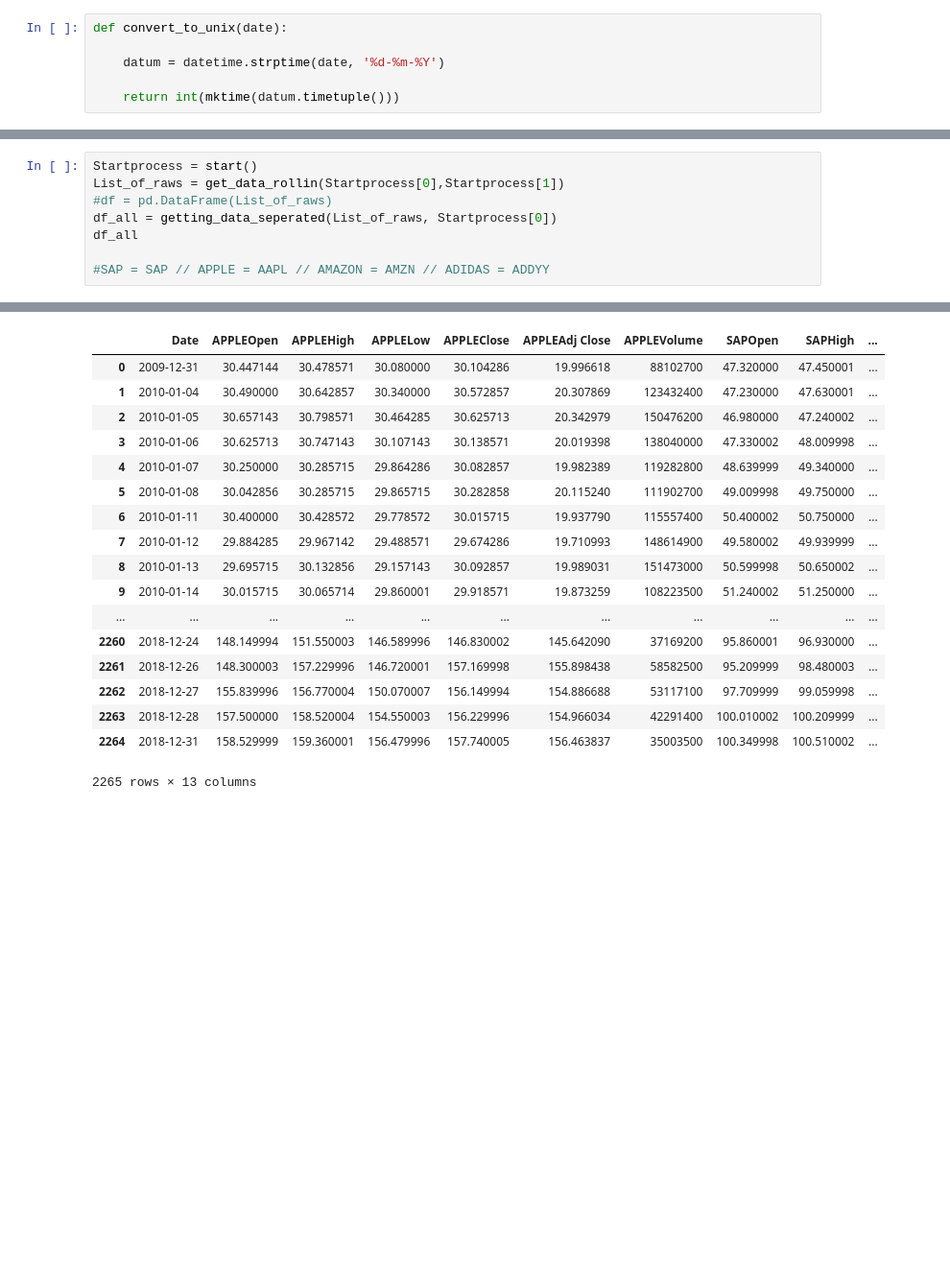
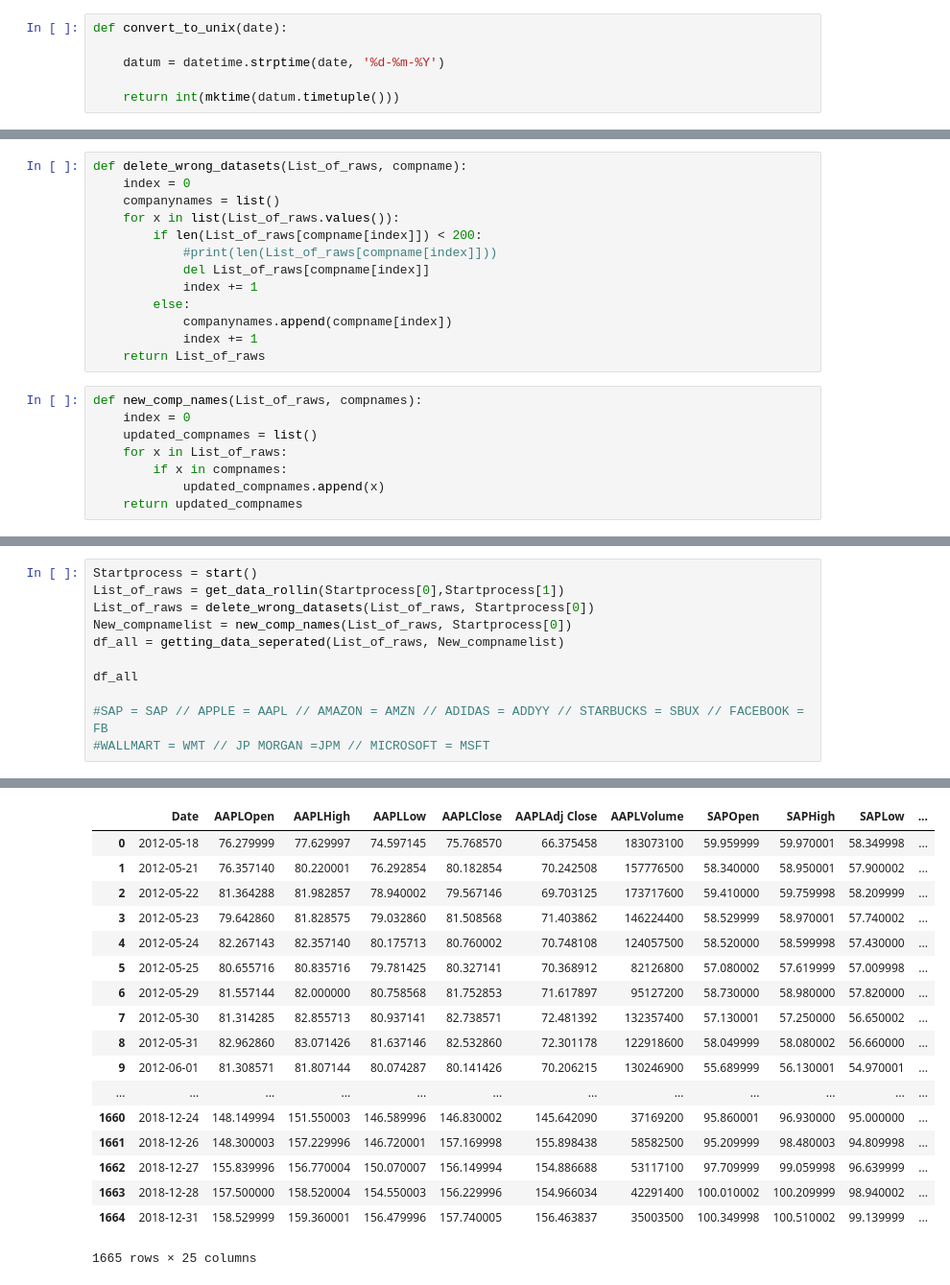
Before and after one commit to MultiSpreeWG/Ironhack.Data, a Jupyter notebook: module-1/pipelines-project/your-code/Pipeline.ipynb, the cells around one changed output, grey strips where cells are left out. Shown: that part at 96% size. Cells and saved outputs as stored; diff of their text form; blank space fills up the shorter version.

```diff
--- a/module-1/pipelines-project/your-code/Pipeline.ipynb
+++ b/module-1/pipelines-project/your-code/Pipeline.ipynb
@@ -104,3 +98,24 @@ def next_step(List_of_raws):
+# %%
+def delete_wrong_datasets(List_of_raws, compname):
+    index = 0
+    companynames = list()
+    for x in list(List_of_raws.values()):
+        if len(List_of_raws[compname[index]]) < 200:
+            #print(len(List_of_raws[compname[index]]))
+            del List_of_raws[compname[index]]
+            index += 1
+        else:
+            companynames.append(compname[index])
+            index += 1
+    return List_of_raws
+# %%
+def new_comp_names(List_of_raws, compnames):
+    index = 0
+    updated_compnames = list()
+    for x in List_of_raws:
+        if x in compnames:
+            updated_compnames.append(x)
+    return updated_compnames
 # %%
 def getting_data_seperated(List_of_raws, compname):
     list2 = list()
@@ -139,9 +155,12 @@ def creating_dfs(Compnames, List):
 # %%
 Startprocess = start()
 List_of_raws = get_data_rollin(Startprocess[0],Startprocess[1])
-#df = pd.DataFrame(List_of_raws)
-df_all = getting_data_seperated(List_of_raws, Startprocess[0])
+List_of_raws = delete_wrong_datasets(List_of_raws, Startprocess[0])
+New_compnamelist = new_comp_names(List_of_raws, Startprocess[0])
+df_all = getting_data_seperated(List_of_raws, New_compnamelist)
+
 df_all
 
-#SAP = SAP // APPLE = AAPL // AMAZON = AMZN // ADIDAS = ADDYY
+#SAP = SAP // APPLE = AAPL // AMAZON = AMZN // ADIDAS = ADDYY // STARBUCKS = SBUX // FACEBOOK = FB
+#WALLMART = WMT // JP MORGAN =JPM // MICROSOFT = MSFT
 # %% [output]
@@ -157,18 +183,18 @@ We received a shit ton of data of SAP
-|  | Date | APPLEOpen | APPLEHigh | APPLELow | APPLEClose | APPLEAdj Close | APPLEVolume | SAPOpen | SAPHigh | ... |
-| 0 | 2009-12-31 | 30.447144 | 30.478571 | 30.080000 | 30.104286 | 19.996618 | 88102700 | 47.320000 | 47.450001 | ... |
-| 1 | 2010-01-04 | 30.490000 | 30.642857 | 30.340000 | 30.572857 | 20.307869 | 123432400 | 47.230000 | 47.630001 | ... |
-| 2 | 2010-01-05 | 30.657143 | 30.798571 | 30.464285 | 30.625713 | 20.342979 | 150476200 | 46.980000 | 47.240002 | ... |
-| 3 | 2010-01-06 | 30.625713 | 30.747143 | 30.107143 | 30.138571 | 20.019398 | 138040000 | 47.330002 | 48.009998 | ... |
-| 4 | 2010-01-07 | 30.250000 | 30.285715 | 29.864286 | 30.082857 | 19.982389 | 119282800 | 48.639999 | 49.340000 | ... |
-| 5 | 2010-01-08 | 30.042856 | 30.285715 | 29.865715 | 30.282858 | 20.115240 | 111902700 | 49.009998 | 49.750000 | ... |
-| 6 | 2010-01-11 | 30.400000 | 30.428572 | 29.778572 | 30.015715 | 19.937790 | 115557400 | 50.400002 | 50.750000 | ... |
-| 7 | 2010-01-12 | 29.884285 | 29.967142 | 29.488571 | 29.674286 | 19.710993 | 148614900 | 49.580002 | 49.939999 | ... |
-| 8 | 2010-01-13 | 29.695715 | 30.132856 | 29.157143 | 30.092857 | 19.989031 | 151473000 | 50.599998 | 50.650002 | ... |
-| 9 | 2010-01-14 | 30.015715 | 30.065714 | 29.860001 | 29.918571 | 19.873259 | 108223500 | 51.240002 | 51.250000 | ... |
-| ... | ... | ... | ... | ... | ... | ... | ... | ... | ... | ... |
-| 2260 | 2018-12-24 | 148.149994 | 151.550003 | 146.589996 | 146.830002 | 145.642090 | 37169200 | 95.860001 | 96.930000 | ... |
-| 2261 | 2018-12-26 | 148.300003 | 157.229996 | 146.720001 | 157.169998 | 155.898438 | 58582500 | 95.209999 | 98.480003 | ... |
-| 2262 | 2018-12-27 | 155.839996 | 156.770004 | 150.070007 | 156.149994 | 154.886688 | 53117100 | 97.709999 | 99.059998 | ... |
-| 2263 | 2018-12-28 | 157.500000 | 158.520004 | 154.550003 | 156.229996 | 154.966034 | 42291400 | 100.010002 | 100.209999 | ... |
-| 2264 | 2018-12-31 | 158.529999 | 159.360001 | 156.479996 | 157.740005 | 156.463837 | 35003500 | 100.349998 | 100.510002 | ... |
+|  | Date | AAPLOpen | AAPLHigh | AAPLLow | AAPLClose | AAPLAdj Close | AAPLVolume | SAPOpen | SAPHigh | SAPLow | ... |
+| 0 | 2012-05-18 | 76.279999 | 77.629997 | 74.597145 | 75.768570 | 66.375458 | 183073100 | 59.959999 | 59.970001 | 58.349998 | ... |
+| 1 | 2012-05-21 | 76.357140 | 80.220001 | 76.292854 | 80.182854 | 70.242508 | 157776500 | 58.340000 | 58.950001 | 57.900002 | ... |
+| 2 | 2012-05-22 | 81.364288 | 81.982857 | 78.940002 | 79.567146 | 69.703125 | 173717600 | 59.410000 | 59.759998 | 58.209999 | ... |
+| 3 | 2012-05-23 | 79.642860 | 81.828575 | 79.032860 | 81.508568 | 71.403862 | 146224400 | 58.529999 | 58.970001 | 57.740002 | ... |
+| 4 | 2012-05-24 | 82.267143 | 82.357140 | 80.175713 | 80.760002 | 70.748108 | 124057500 | 58.520000 | 58.599998 | 57.430000 | ... |
+| 5 | 2012-05-25 | 80.655716 | 80.835716 | 79.781425 | 80.327141 | 70.368912 | 82126800 | 57.080002 | 57.619999 | 57.009998 | ... |
+| 6 | 2012-05-29 | 81.557144 | 82.000000 | 80.758568 | 81.752853 | 71.617897 | 95127200 | 58.730000 | 58.980000 | 57.820000 | ... |
+| 7 | 2012-05-30 | 81.314285 | 82.855713 | 80.937141 | 82.738571 | 72.481392 | 132357400 | 57.130001 | 57.250000 | 56.650002 | ... |
+| 8 | 2012-05-31 | 82.962860 | 83.071426 | 81.637146 | 82.532860 | 72.301178 | 122918600 | 58.049999 | 58.080002 | 56.660000 | ... |
+| 9 | 2012-06-01 | 81.308571 | 81.807144 | 80.074287 | 80.141426 | 70.206215 | 130246900 | 55.689999 | 56.130001 | 54.970001 | ... |
+| ... | ... | ... | ... | ... | ... | ... | ... | ... | ... | ... | ... |
+| 1660 | 2018-12-24 | 148.149994 | 151.550003 | 146.589996 | 146.830002 | 145.642090 | 37169200 | 95.860001 | 96.930000 | 95.000000 | ... |
+| 1661 | 2018-12-26 | 148.300003 | 157.229996 | 146.720001 | 157.169998 | 155.898438 | 58582500 | 95.209999 | 98.480003 | 94.809998 | ... |
+| 1662 | 2018-12-27 | 155.839996 | 156.770004 | 150.070007 | 156.149994 | 154.886688 | 53117100 | 97.709999 | 99.059998 | 96.639999 | ... |
+| 1663 | 2018-12-28 | 157.500000 | 158.520004 | 154.550003 | 156.229996 | 154.966034 | 42291400 | 100.010002 | 100.209999 | 98.940002 | ... |
+| 1664 | 2018-12-31 | 158.529999 | 159.360001 | 156.479996 | 157.740005 | 156.463837 | 35003500 | 100.349998 | 100.510002 | 99.139999 | ... |
-2265 rows × 13 columns
+1665 rows × 25 columns
```
Also changed, not shown: parts of 8 cells of this notebook.
